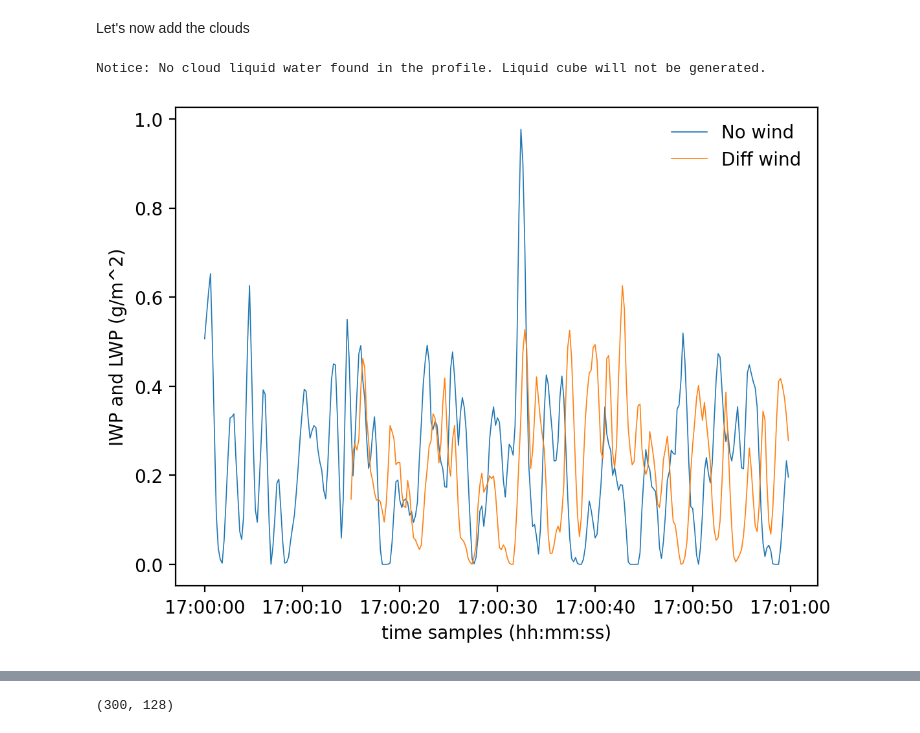
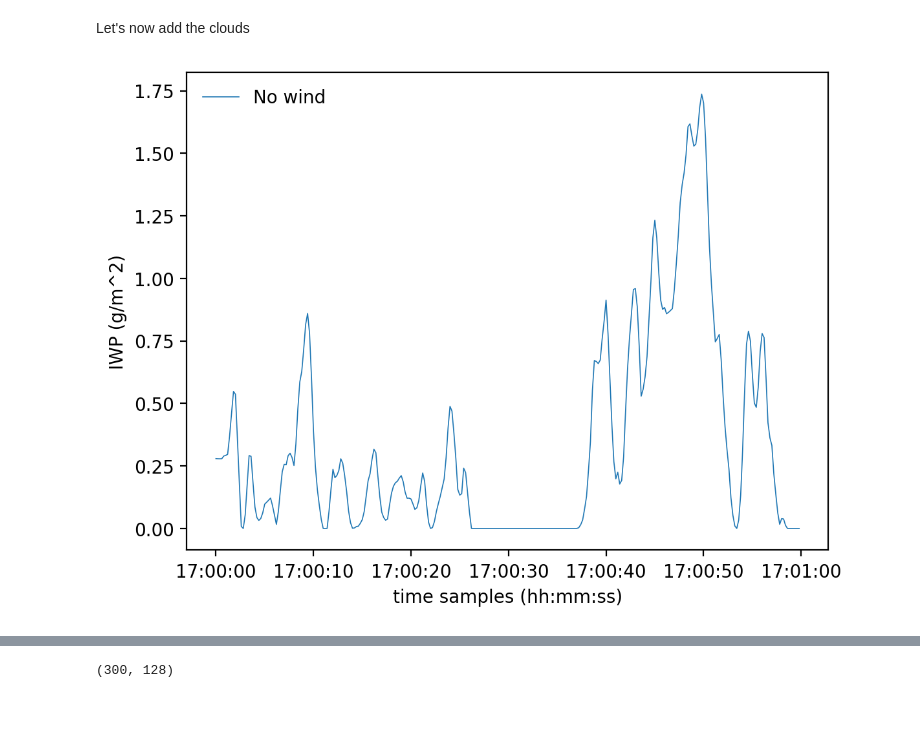
Before and after one commit to 1cosmologist/atmo3, a Jupyter notebook: notebooks/atmo3_ice_emission copy.ipynb, the cells around one changed output, grey strips where cells are left out. Drawn from its saved outputs; the diff is of its cells as text; code cells hidden in the pictures.

```diff
--- a/notebooks/atmo3_ice_emission copy.ipynb
+++ b/notebooks/atmo3_ice_emission copy.ipynb
@@ -68,6 +69,10 @@ atmo3_data = '/pscratch/sd/s/shamikg/atmo3_data/'
 geopotfile = f'{atmo3_data}era5/2023/geopt.202310.ap1e5.291.0_293.0_-24.0_-22.0_025.nc'
 tempfile   = f'{atmo3_data}era5/2023/ta.202310.ap1e5.291.0_293.0_-24.0_-22.0_025.nc'
 spechfile  = f'{atmo3_data}era5/2023/q.202310.ap1e5.291.0_293.0_-24.0_-22.0_025.nc'
+
+ccfile = f'{atmo3_data}era5/2023/cc.202310.ap1e5.291.0_293.0_-24.0_-22.0_025.nc'
+ciwcfile = f'{atmo3_data}era5/2023/ciwc.202310.ap1e5.291.0_293.0_-24.0_-22.0_025.nc'
+clwcfile = f'{atmo3_data}era5/2023/clwc.202310.ap1e5.291.0_293.0_-24.0_-22.0_025.nc'
 
 northwindfile = f'{atmo3_data}era5/2023/v.202310.ap1e5.291.0_293.0_-24.0_-22.0_025.nc'      # V-component North wind
 eastwindfile  = f'{atmo3_data}era5/2023/u.202310.ap1e5.291.0_293.0_-24.0_-22.0_025.nc'      # U-component East wind
@@ -91,6 +96,9 @@ atmo_box = a3.Atmosphere(
     geopotential_file_era5=geopotfile,
     temperature_file_era5=tempfile,
     spec_humidity_file_era5=spechfile,
+    cloud_cover_file_era5=ccfile,
+    cloud_ice_water_content_file_era5=ciwcfile,
+    cloud_liquid_water_content_file_era5=clwcfile,
     apex_datafile=apexfile
 )
 
@@ -128,17 +136,22 @@ k_array = np.arange(4*nside_grid[0]) * jnp.min(atmo_box.grid_wsp.dk)
 
 k0_q  = 2*np.pi / q_injection_scale_in_m   # Water-vapour injection wavenumber (rad/m)
 k0_ta = 2*np.pi / ta_injection_scale_in_m  # Temperature injection wavenumber (rad/m)
+k0_cloud = 2*np.pi / cloud_injection_scale_in_m  # Cloud injection wavenumber (rad/m)
+
 
 pofk_q  = ( k0_q**2.  + k_array**2 )**-(11/6)
 pofk_ta = ( k0_ta**2. + k_array**2 )**-(11/6)
+pofk_cloud = ( k0_cloud**2. + k_array**2 )**-(11/6)
 
 # Normalise to peak = 1; absolute RMS amplitudes come from calibration.
 pofk_q  /= np.max(pofk_q)
 pofk_ta /= np.max(pofk_ta)
+pofk_cloud /= np.max(pofk_cloud)
 
 # Pack into dictionaries expected by add_temperature / add_watervapor.
 pspec_q  = {'k': k_array, 'pofk': pofk_q}
 pspec_ta = {'k': k_array, 'pofk': pofk_ta}
+pspec_cloud = {'k': k_array, 'pofk': pofk_cloud}
 
 atmo_box.add_temperature(
     power_spec=pspec_ta
@@ -150,5 +163,10 @@ atmo_box.add_watervapor(
     power_spec=pspec_q
 )
 
+atmo_box.add_ice_liquid_cloud(
+    power_spec=pspec_cloud,
+    #seed=78
+)
+
 atmo_box.generate_realization(time_step=0)
 # %% [output]
@@ -221,18 +243,12 @@ T_atm_w = a3.intensitySI_to_Tb(I_atm_w[:,:,None], freqs_GHz[None, None,:])[:,:,0
 # %% [markdown]
 Let's now add the clouds
 # %%
-ccfile = f'{atmo3_data}era5/2023/cc.202310.ap1e5.291.0_293.0_-24.0_-22.0_025.nc'
-ciwcfile = f'{atmo3_data}era5/2023/ciwc.202310.ap1e5.291.0_293.0_-24.0_-22.0_025.nc'
-clwcfile = f'{atmo3_data}era5/2023/clwc.202310.ap1e5.291.0_293.0_-24.0_-22.0_025.nc'
-
-
-
-cubes_ice_liquid = atmo_box.derive_liquid_ice_cubes(ccfile = ccfile, ciwcfile=ciwcfile, clwcfile=clwcfile)
+cubes_ice = atmo_box.derived_cubes['ice water']
+cubes_liquid = atmo_box.derived_cubes['liquid water']
+cubes_cloud = atmo_box.derived_cubes['cloud']
-# %% [output]
-Notice: No cloud liquid water found in the profile. Liquid cube will not be generated.
 # %%
-iwc_los = obs.scan_component(cubes_ice_liquid['ice'])
-iwc_los_w = obs_w.scan_component(cubes_ice_liquid['ice'])
+iwc_los = obs.scan_component(cubes_ice)
+iwc_los_w = obs_w.scan_component(cubes_ice)
 
 #lwc_los = obs.scan_component(cubes_ice_liquid['liquid'])
 #lwc_los_w = obs_w.scan_component(cubes_ice_liquid['liquid'])
@@ -250,17 +266,17 @@ IWP_scan_w = jnp.trapezoid(rho_air_los_w*iwc_los_w, x=obs.los_obj[:,:,3], axis=1
 # %%
 plt.figure(dpi=200)
 plt.plot(timesamples, IWP_scan*1e3,   '-', lw=0.6, label='No wind')
-plt.plot(timesamples, IWP_scan_w*1e3, '-', lw=0.6, label='Diff wind')
+#plt.plot(timesamples, IWP_scan_w*1e3, '-', lw=0.6, label='Diff wind')
 #plt.plot(timesamples, LWP_scan*1e3,   '--', lw=0.6, label='No wind')
 #plt.plot(timesamples, LWP_scan_w*1e3, '--', lw=0.6, label='Diff wind')
 # plt.axhline(y=atmo_box.atm_calibrator.apex_pwv_mean)
 plt.xlabel("time samples (hh:mm:ss)")
-plt.ylabel("IWP and LWP (g/m^2)")
+plt.ylabel("IWP (g/m^2)")
 plt.legend(frameon=False)
 plt.show()
 plt.close()
 # %% [output]
-[figure, old version]
+[figure, new version]
 # %%
 #Let's look inside the cubes of ice and liquid, we don't consider the scan here, just the box with cubes_ice_liquid['ice'] and cubes_ice_liquid['liquid']
 
```
Also changed, not shown: parts of 20 cells of this notebook, 21 other files.
